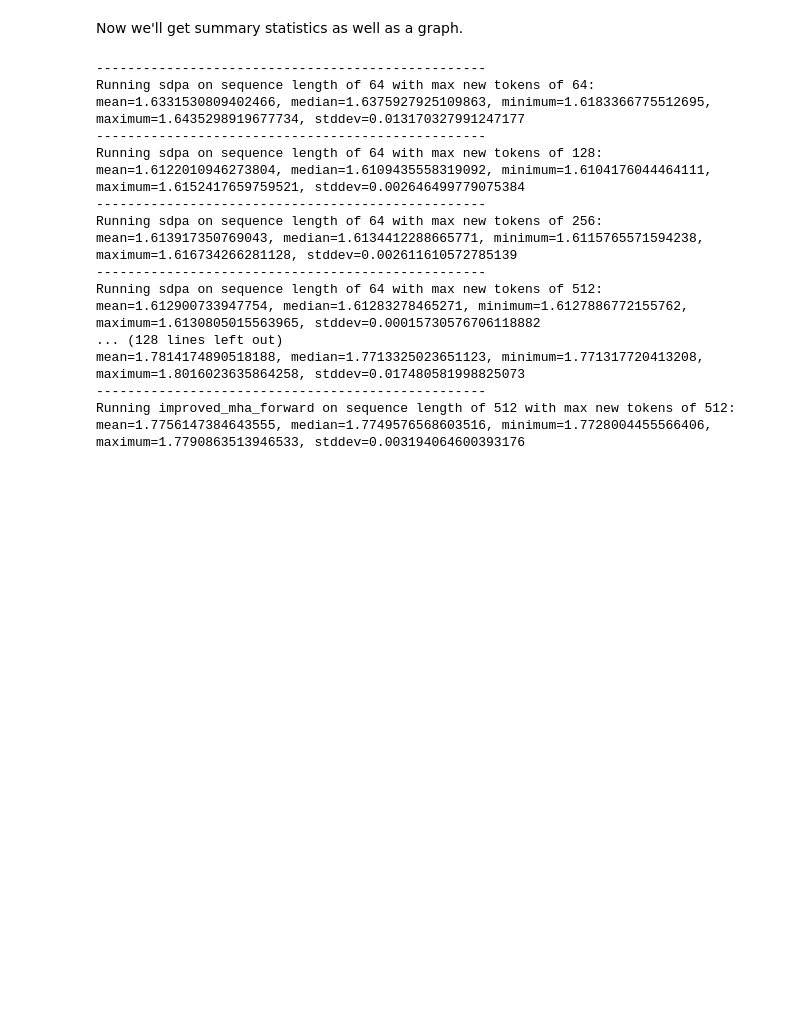
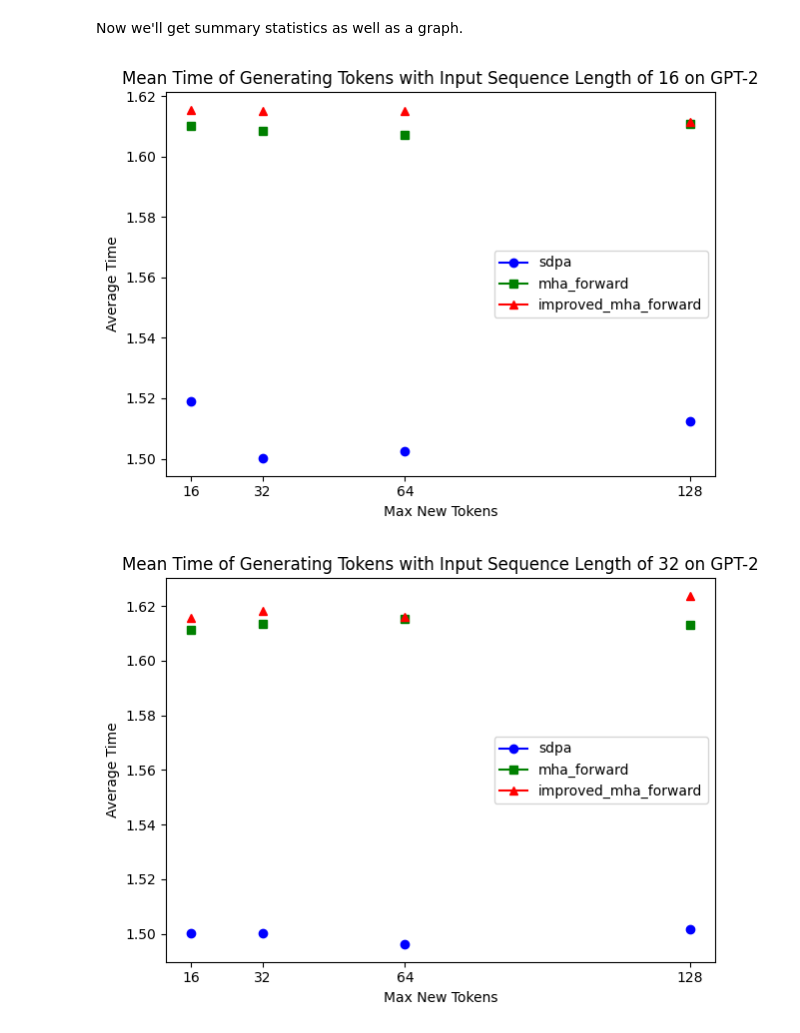
Before and after one commit to nurungjii/flash-attention-minimal, a Jupyter notebook: operator/run_llms.ipynb, the cells around one changed output. Cells and saved outputs as stored; diff of their text form; code cells hidden in the pictures; blank space fills up the shorter version.

```diff
--- a/operator/run_llms.ipynb
+++ b/operator/run_llms.ipynb
@@ -30,10 +30,11 @@ GPT2LMHeadModel(
 ### Initial Testing for Correctness
 Now, let's do forward passes on some sample inputs. Starting with the baseline.
 # %%
-inputs = tokenizer(["Today is"], return_tensors="pt").to('cuda')
-model.transformer.config._attn_implementation = "sdpa"  # NOTE: This is default, but we set manually here for emphasis.
-out = model.forward(inputs['input_ids'])
-out.logits
+# NOTE: For some reason if I run this first it will mess up future runs with illegal access errors.
+# inputs = tokenizer(["Today is"], return_tensors="pt").to('cuda')
+# model.transformer.config._attn_implementation = "sdpa"  # NOTE: This is default, but we set manually here for emphasis.
+# out = model.forward(inputs['input_ids'])
+# out.logits
 # %% [output]
 tensor([[[ -36.3292,  -36.3402,  -40.4228,  ...,  -46.0234,  -44.5284,
            -37.1276],
@@ -241,12 +241,12 @@ tokenizer(["Today is"], return_tensors="pt").to('cuda')
 # %%
 import random
 
-inp_sizes = [64, 128, 256, 512]
+inp_sizes = [16, 32, 64, 128]  # , 256, 512]
 all_max_new_tokens = inp_sizes
 
 times = {}  # { attn_implementation: { input_output: [list of time taken] } }
 num_iterations = 5  # number of runs per attn_implementation, inp_size, max_new_tokens tuple
-batch_size = 64
+batch_size = 16
 
 attn_implementations = ["sdpa", "mha_forward", "improved_mha_forward"]
 for attn_implementation in attn_implementations:
@@ -297,37 +297,55 @@ torch.Size([64, 64])
 # %% [markdown]
 Now we'll get summary statistics as well as a graph.
+# %%
+# Save times dict so no need to rerun.
+import pickle
+with open("times_dict.pkl", "wb") as f:
+    pickle.dump(times, f)
 # %%
+import matplotlib.pyplot as plt
 means = []
-for attn_implementation in attn_implementations:
-    for inp_size in inp_sizes:
-        for max_new_tokens in all_max_new_tokens:
+figs = []
+axs = []
+plotted_labels = []
+markers = {
+    attn_implementations[i]: ["o", "s", "^"][i]
+    for i in range(len(attn_implementations))
+}
+colors = {
+    'sdpa': 'blue',
+    'mha_forward': 'green',
+    'improved_mha_forward': 'red'
+}
+for inp_size in inp_sizes:
+    fig, ax = plt.subplots()
+    figs.append(fig)
+    axs.append(ax)
+    ax.set_xlabel("Max New Tokens")
+    ax.set_ylabel("Average Time")
+    ax.set_title(f"Mean Time of Generating Tokens with Input Sequence Length of {inp_size} on GPT-2")
+    ax.set_xticks(all_max_new_tokens)
+    for max_new_tokens in all_max_new_tokens:
+        for attn_implementation in attn_implementations:
             key = f'{inp_size}_{max_new_tokens}'
             if attn_implementation not in times or key not in times[attn_implementation]:
                 continue
-            print("-" * 50)
-            print(f"Running {attn_implementation} on sequence length of {inp_size} with max new tokens of {max_new_tokens}:")
             l = torch.Tensor(times[attn_implementation][key])
             mean = l.mean().item()
             median = l.median().item()
             minimum = l.min().item()
             maximum = l.max().item()
             stddev = l.std().item()
-            print(f"{mean=}, {median=}, {minimum=}, {maximum=}, {stddev=}")
+            label = attn_implementation if attn_implementation not in plotted_labels else None
+            ax.plot(max_new_tokens, mean, marker=markers[attn_implementation], label=label, c=colors[attn_implementation])
+            plotted_labels.append(label)
+            # print("-" * 50)
+            # print(f"Running {attn_implementation} on sequence length of {inp_size} with max new tokens of {max_new_tokens}:")
+            # print(f"{mean=}, {median=}, {minimum=}, {maximum=}, {stddev=}")
+for i in range(len(axs)):
+    axs[i].legend(colors)
+    figs[i].tight_layout()
+    figs[i].savefig(f"figs/plot_{i}.png", dpi=300, bbox_inches='tight')
+# figs[0].save()
 # %% [output]
---------------------------------------------------
-Running sdpa on sequence length of 64 with max new tokens of 64:
-mean=1.6331530809402466, median=1.6375927925109863, minimum=1.6183366775512695, maximum=1.6435298919677734, stddev=0.013170327991247177
---------------------------------------------------
-Running sdpa on sequence length of 64 with max new tokens of 128:
-mean=1.6122010946273804, median=1.6109435558319092, minimum=1.6104176044464111, maximum=1.6152417659759521, stddev=0.002646499779075384
---------------------------------------------------
-Running sdpa on sequence length of 64 with max new tokens of 256:
-mean=1.613917350769043, median=1.6134412288665771, minimum=1.6115765571594238, maximum=1.616734266281128, stddev=0.002611610572785139
---------------------------------------------------
-Running sdpa on sequence length of 64 with max new tokens of 512:
-mean=1.612900733947754, median=1.61283278465271, minimum=1.6127886772155762, maximum=1.6130805015563965, stddev=0.00015730576706118882
-... (128 lines left out)
-mean=1.7814174890518188, median=1.7713325023651123, minimum=1.771317720413208, maximum=1.8016023635864258, stddev=0.017480581998825073
---------------------------------------------------
-Running improved_mha_forward on sequence length of 512 with max new tokens of 512:
-mean=1.7756147384643555, median=1.7749576568603516, minimum=1.7728004455566406, maximum=1.7790863513946533, stddev=0.003194064600393176
+[figure, added]
+[figure, added]
```
Also changed, not shown: parts of 4 cells of this notebook, 8 other files.
